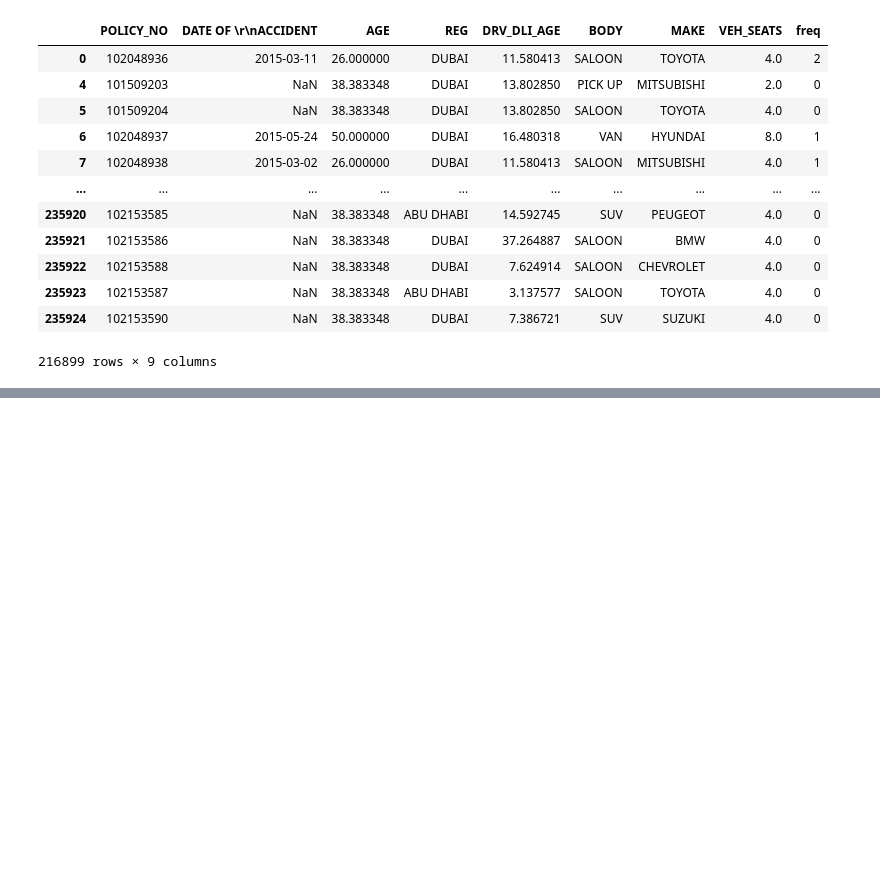
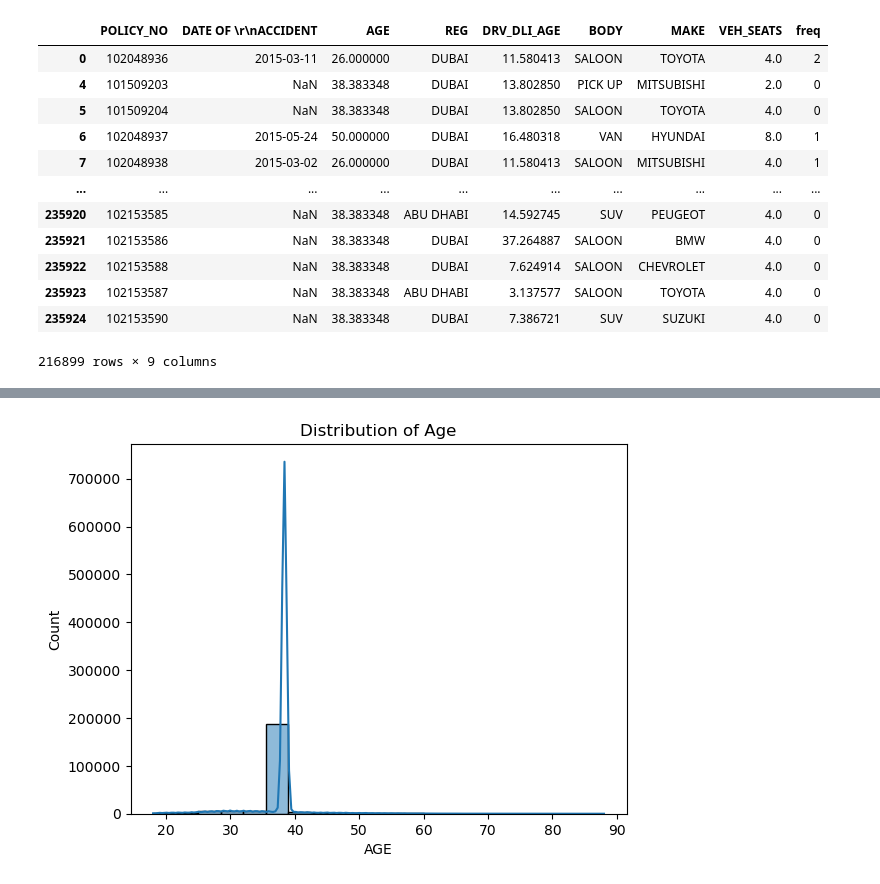
Before and after one commit to charbel-98/insurance-ML, a Jupyter notebook: frequency.ipynb, the cells around one changed output, grey strips where cells are left out. Saved outputs shown, nothing was run; the diff lists cells and outputs as text; code cells hidden in the pictures; blank space fills up the shorter version.

```diff
--- a/frequency.ipynb
+++ b/frequency.ipynb
@@ -54,3 +55,7 @@ frequency
 | 235923 | 102153587 | NaN | 38.383348 | ABU DHABI | 3.137577 | SALOON | TOYOTA | 4.0 | 0 |
 | 235924 | 102153590 | NaN | 38.383348 | DUBAI | 7.386721 | SUV | SUZUKI | 4.0 | 0 |
 216899 rows × 9 columns
+# %%
+# drop policy no and date of accident
+frequency.drop(['POLICY_NO', 'DATE OF \r\nACCIDENT'], axis=1, inplace=True)
+frequency.head()
@@ -56,0 +69,6 @@ frequency
+# %%
+sns.histplot(frequency['AGE'], bins=20, kde=True)
+plt.title('Distribution of Age')
+plt.show()
+# %% [output]
+[figure, added]
```
Also changed, not shown: parts of 6 cells of this notebook, 3 other files.
